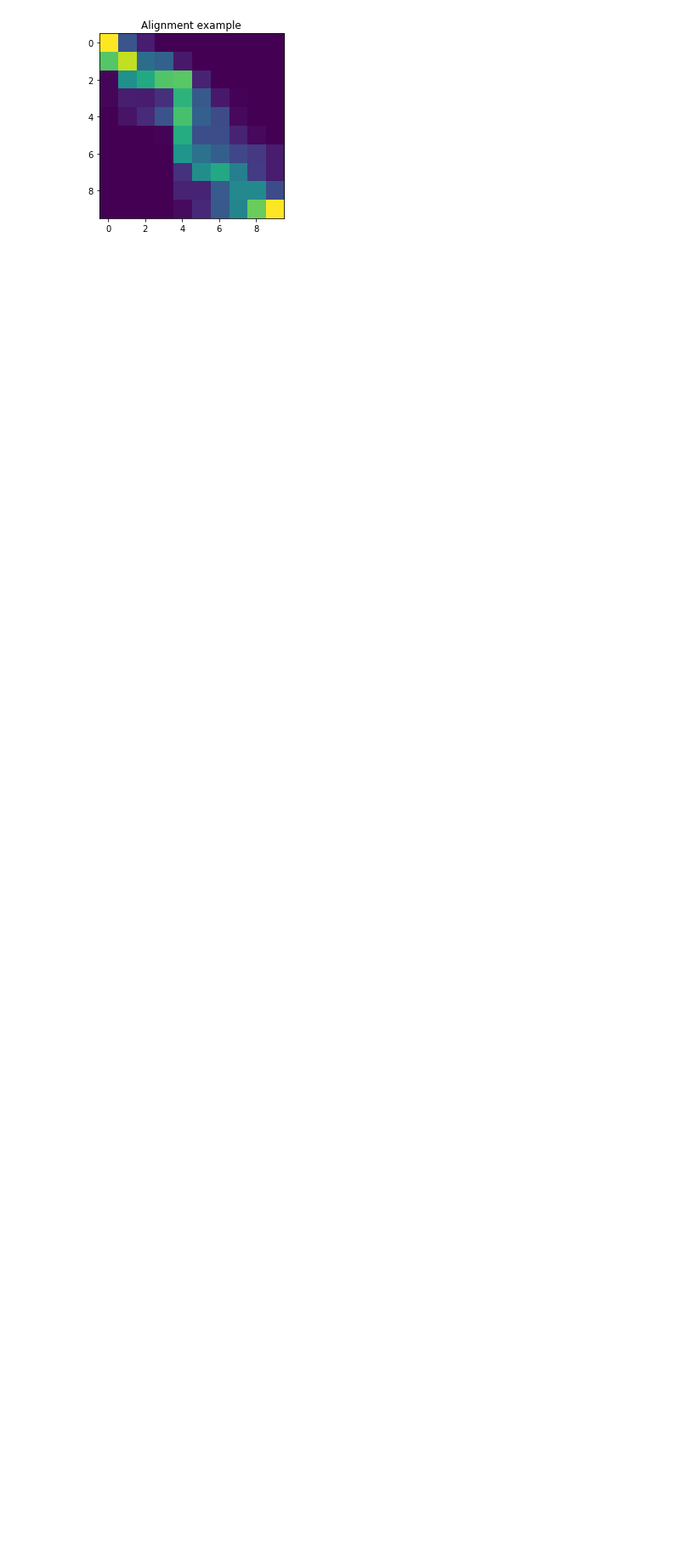
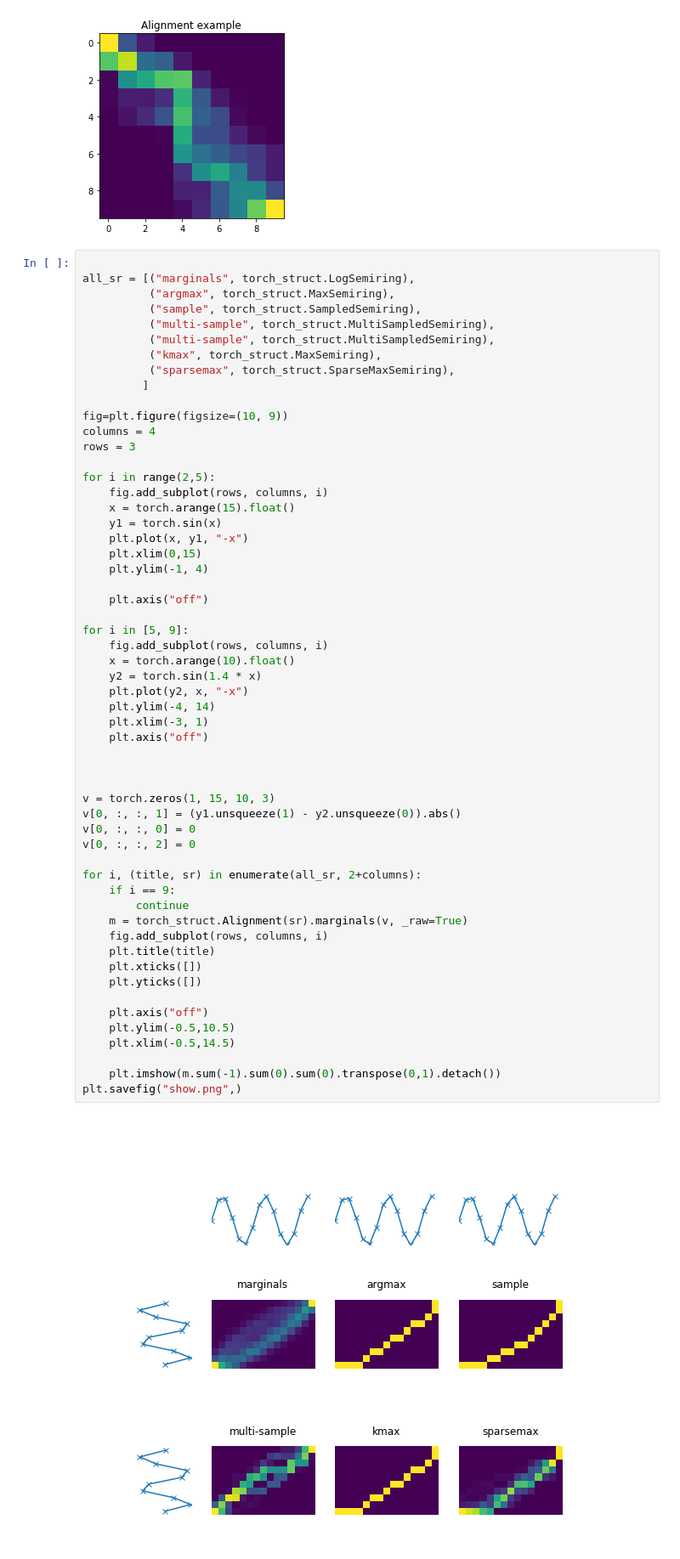
Before and after one commit to harvardnlp/pytorch-struct, a Jupyter notebook: docs/source/semiring.ipynb, the cells around one changed output. Shown at 85% size. Saved outputs shown, nothing was run; the diff lists cells and outputs as text; blank space fills up the shorter version.

```diff
--- a/docs/source/semiring.ipynb
+++ b/docs/source/semiring.ipynb
@@ -108,3 +108,61 @@ run(torch_struct.SparseMaxSemiring)
 [figure]
 [figure]
 [figure]
+# %%
+
+all_sr = [("marginals", torch_struct.LogSemiring),
+          ("argmax", torch_struct.MaxSemiring),
+          ("sample", torch_struct.SampledSemiring),
+          ("multi-sample", torch_struct.MultiSampledSemiring),
+          ("multi-sample", torch_struct.MultiSampledSemiring),
+          ("kmax", torch_struct.MaxSemiring),
+          ("sparsemax", torch_struct.SparseMaxSemiring),
+         ]
+
+fig=plt.figure(figsize=(10, 9))
+columns = 4
+rows = 3
+
+for i in range(2,5):
+    fig.add_subplot(rows, columns, i)
+    x = torch.arange(15).float()
+    y1 = torch.sin(x)
+    plt.plot(x, y1, "-x")
+    plt.xlim(0,15)
+    plt.ylim(-1, 4)
+
+    plt.axis("off")
+
+for i in [5, 9]:
+    fig.add_subplot(rows, columns, i)
+    x = torch.arange(10).float()
+    y2 = torch.sin(1.4 * x)
+    plt.plot(y2, x, "-x")
+    plt.ylim(-4, 14)
+    plt.xlim(-3, 1)
+    plt.axis("off")
+
+
+
+v = torch.zeros(1, 15, 10, 3)
+v[0, :, :, 1] = (y1.unsqueeze(1) - y2.unsqueeze(0)).abs()
+v[0, :, :, 0] = 0
+v[0, :, :, 2] = 0
+
+for i, (title, sr) in enumerate(all_sr, 2+columns):
+    if i == 9:
+        continue
+    m = torch_struct.Alignment(sr).marginals(v, _raw=True)
+    fig.add_subplot(rows, columns, i)
+    plt.title(title)
+    plt.xticks([])
+    plt.yticks([])
+
+    plt.axis("off")
+    plt.ylim(-0.5,10.5)
+    plt.xlim(-0.5,14.5)
+
+    plt.imshow(m.sum(-1).sum(0).sum(0).transpose(0,1).detach())
+plt.savefig("show.png",)
+# %% [output]
+[figure, added]
```
Also changed, not shown: parts of 1 cell of this notebook, 1 other file.
